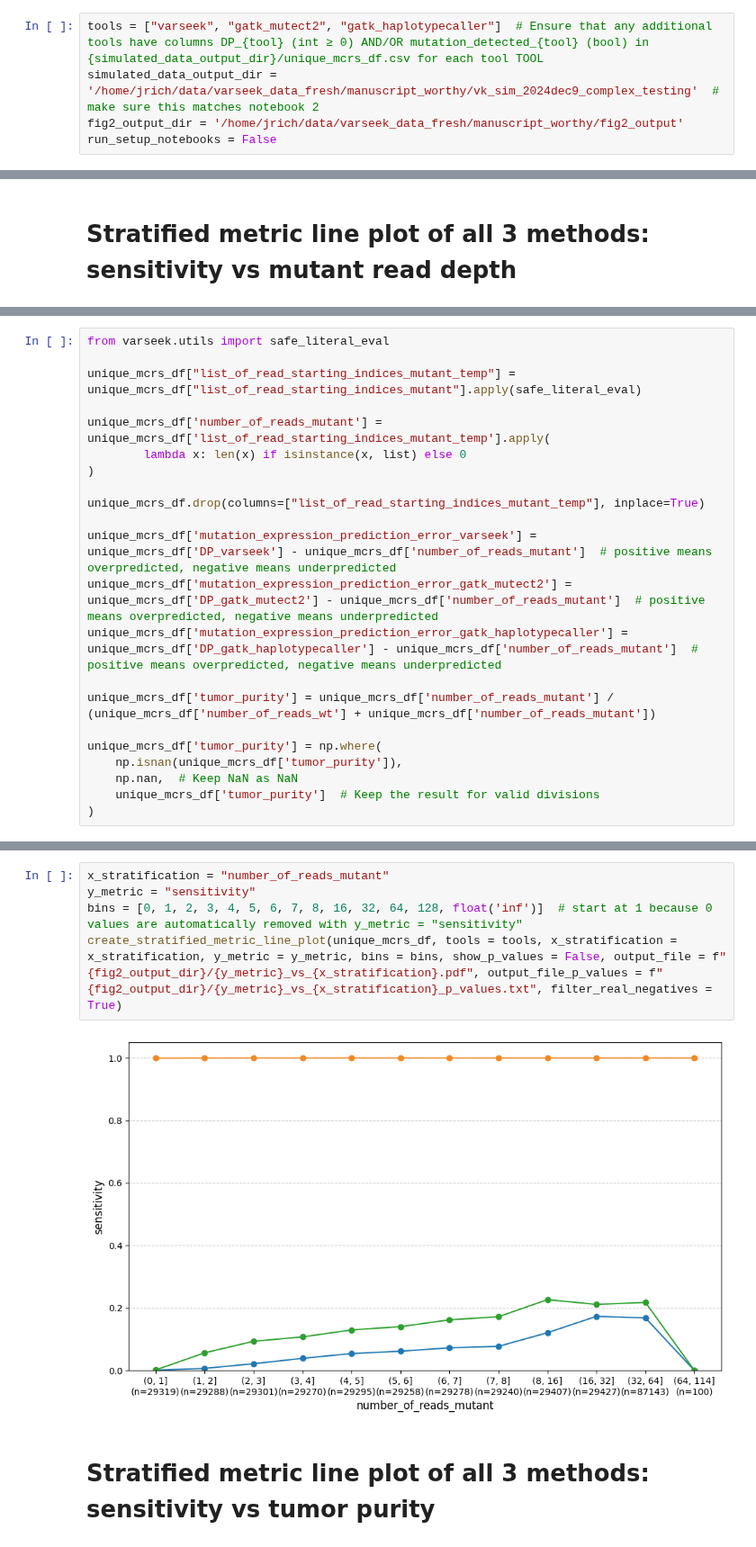
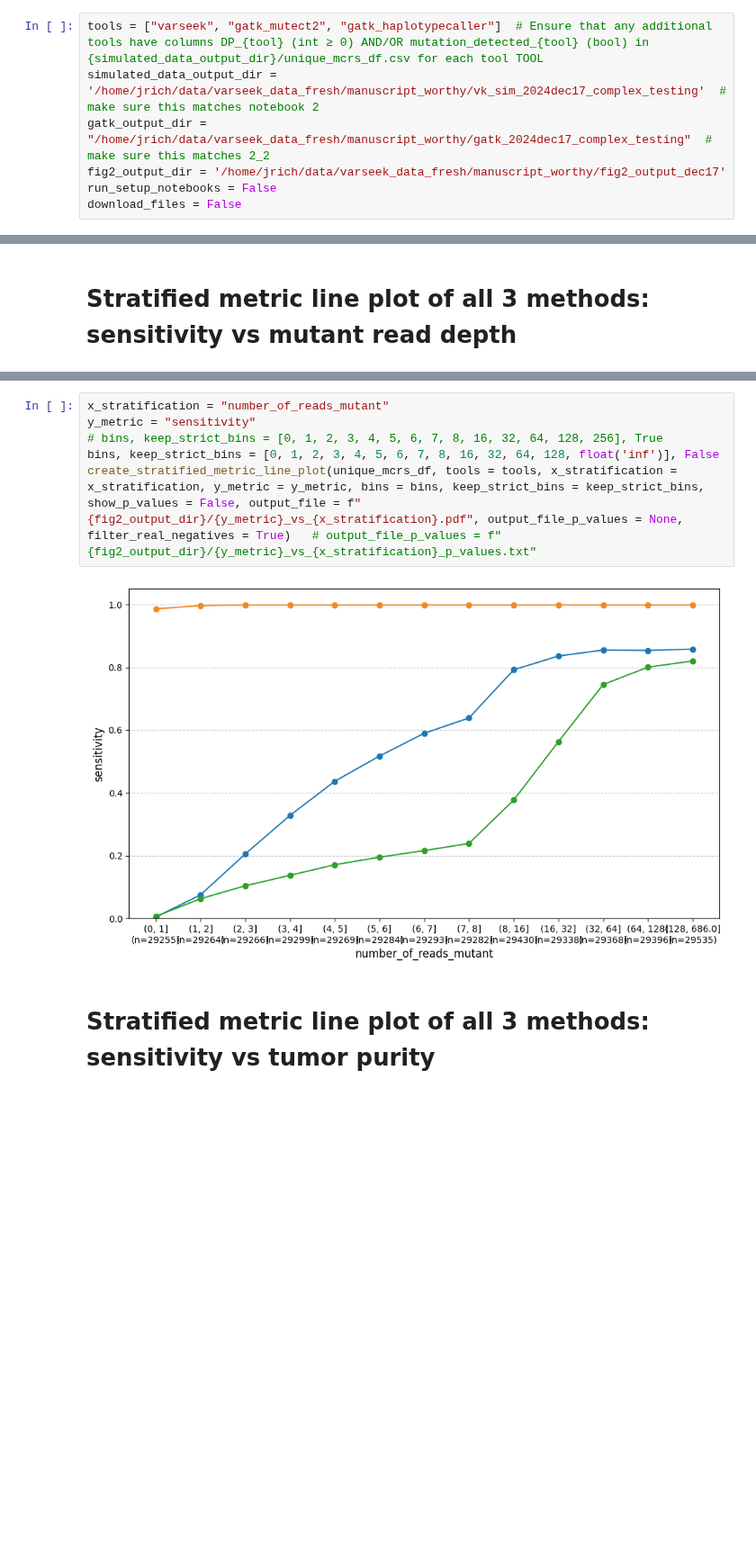
Before and after one commit to pachterlab/varseek, a Jupyter notebook: notebooks/Fig2.ipynb, the cells around one changed output, grey strips where cells are left out. Shown at 90% size. Drawn from its saved outputs; the diff is of its cells as text; blank space fills up the shorter version.

```diff
--- a/notebooks/Fig2.ipynb
+++ b/notebooks/Fig2.ipynb
@@ -10,5 +10,7 @@ from varseek.utils import calculate_metrics, create_stratified_metric_bar_plot_u
 # %%
 tools = ["varseek", "gatk_mutect2", "gatk_haplotypecaller"]  # Ensure that any additional tools have columns DP_{tool} (int ≥ 0) AND/OR mutation_detected_{tool} (bool) in {simulated_data_output_dir}/unique_mcrs_df.csv for each tool TOOL
-simulated_data_output_dir = '/home/jrich/data/varseek_data_fresh/manuscript_worthy/vk_sim_2024dec9_complex_testing'  # make sure this matches notebook 2
-fig2_output_dir = '/home/jrich/data/varseek_data_fresh/manuscript_worthy/fig2_output'
+simulated_data_output_dir = '/home/jrich/data/varseek_data_fresh/manuscript_worthy/vk_sim_2024dec17_complex_testing'  # make sure this matches notebook 2
+gatk_output_dir = "/home/jrich/data/varseek_data_fresh/manuscript_worthy/gatk_2024dec17_complex_testing"  # make sure this matches 2_2
+fig2_output_dir = '/home/jrich/data/varseek_data_fresh/manuscript_worthy/fig2_output_dec17'
 run_setup_notebooks = False
+download_files = False
@@ -283,22 +134,0 @@ len(unique_mcrs_df.loc[unique_mcrs_df['number_of_reads_mutant'] > 64])
-# %%
-from varseek.utils import safe_literal_eval
-
-unique_mcrs_df["list_of_read_starting_indices_mutant_temp"] = unique_mcrs_df["list_of_read_starting_indices_mutant"].apply(safe_literal_eval)
-
-unique_mcrs_df['number_of_reads_mutant'] = unique_mcrs_df['list_of_read_starting_indices_mutant_temp'].apply(
-        lambda x: len(x) if isinstance(x, list) else 0
-)
-
-unique_mcrs_df.drop(columns=["list_of_read_starting_indices_mutant_temp"], inplace=True)
-
-unique_mcrs_df['mutation_expression_prediction_error_varseek'] = unique_mcrs_df['DP_varseek'] - unique_mcrs_df['number_of_reads_mutant']  # positive means overpredicted, negative means underpredicted
-unique_mcrs_df['mutation_expression_prediction_error_gatk_mutect2'] = unique_mcrs_df['DP_gatk_mutect2'] - unique_mcrs_df['number_of_reads_mutant']  # positive means overpredicted, negative means underpredicted
-unique_mcrs_df['mutation_expression_prediction_error_gatk_haplotypecaller'] = unique_mcrs_df['DP_gatk_haplotypecaller'] - unique_mcrs_df['number_of_reads_mutant']  # positive means overpredicted, negative means underpredicted
-
-unique_mcrs_df['tumor_purity'] = unique_mcrs_df['number_of_reads_mutant'] / (unique_mcrs_df['number_of_reads_wt'] + unique_mcrs_df['number_of_reads_mutant'])
-
-unique_mcrs_df['tumor_purity'] = np.where(
-    np.isnan(unique_mcrs_df['tumor_purity']),
-    np.nan,  # Keep NaN as NaN
-    unique_mcrs_df['tumor_purity']  # Keep the result for valid divisions
-)
@@ -319,10 +143,11 @@ unique_mcrs_df.loc[unique_mcrs_df['mcrs_id'] == 'vcrs_4744669']
 # %%
 x_stratification = "number_of_reads_mutant"
 y_metric = "sensitivity"
-bins = [0, 1, 2, 3, 4, 5, 6, 7, 8, 16, 32, 64, 128, float('inf')]  # start at 1 because 0 values are automatically removed with y_metric = "sensitivity"
-create_stratified_metric_line_plot(unique_mcrs_df, tools = tools, x_stratification = x_stratification, y_metric = y_metric, bins = bins, show_p_values = False, output_file = f"{fig2_output_dir}/{y_metric}_vs_{x_stratification}.pdf", output_file_p_values = f"{fig2_output_dir}/{y_metric}_vs_{x_stratification}_p_values.txt", filter_real_negatives = True)
+# bins, keep_strict_bins = [0, 1, 2, 3, 4, 5, 6, 7, 8, 16, 32, 64, 128, 256], True
+bins, keep_strict_bins = [0, 1, 2, 3, 4, 5, 6, 7, 8, 16, 32, 64, 128, float('inf')], False
+create_stratified_metric_line_plot(unique_mcrs_df, tools = tools, x_stratification = x_stratification, y_metric = y_metric, bins = bins, keep_strict_bins = keep_strict_bins, show_p_values = False, output_file = f"{fig2_output_dir}/{y_metric}_vs_{x_stratification}.pdf", output_file_p_values = None, filter_real_negatives = True)   # output_file_p_values = f"{fig2_output_dir}/{y_metric}_vs_{x_stratification}_p_values.txt"
 # %% [output]
-[figure, old version]
+[figure, new version]
 # %% [markdown]
 # Stratified metric line plot of all 3 methods: sensitivity vs tumor purity
 # %%
```
Also changed, not shown: parts of 30 cells of this notebook, 7 other files.
